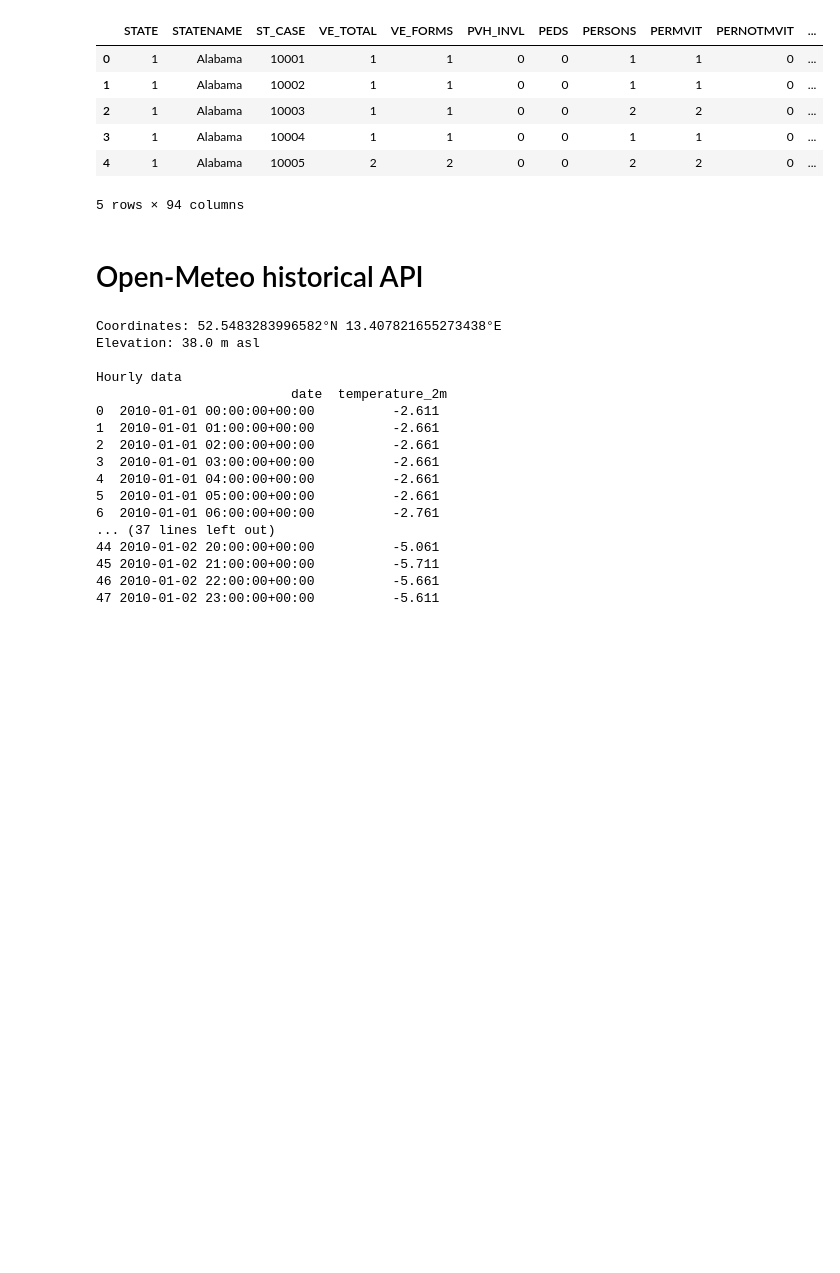
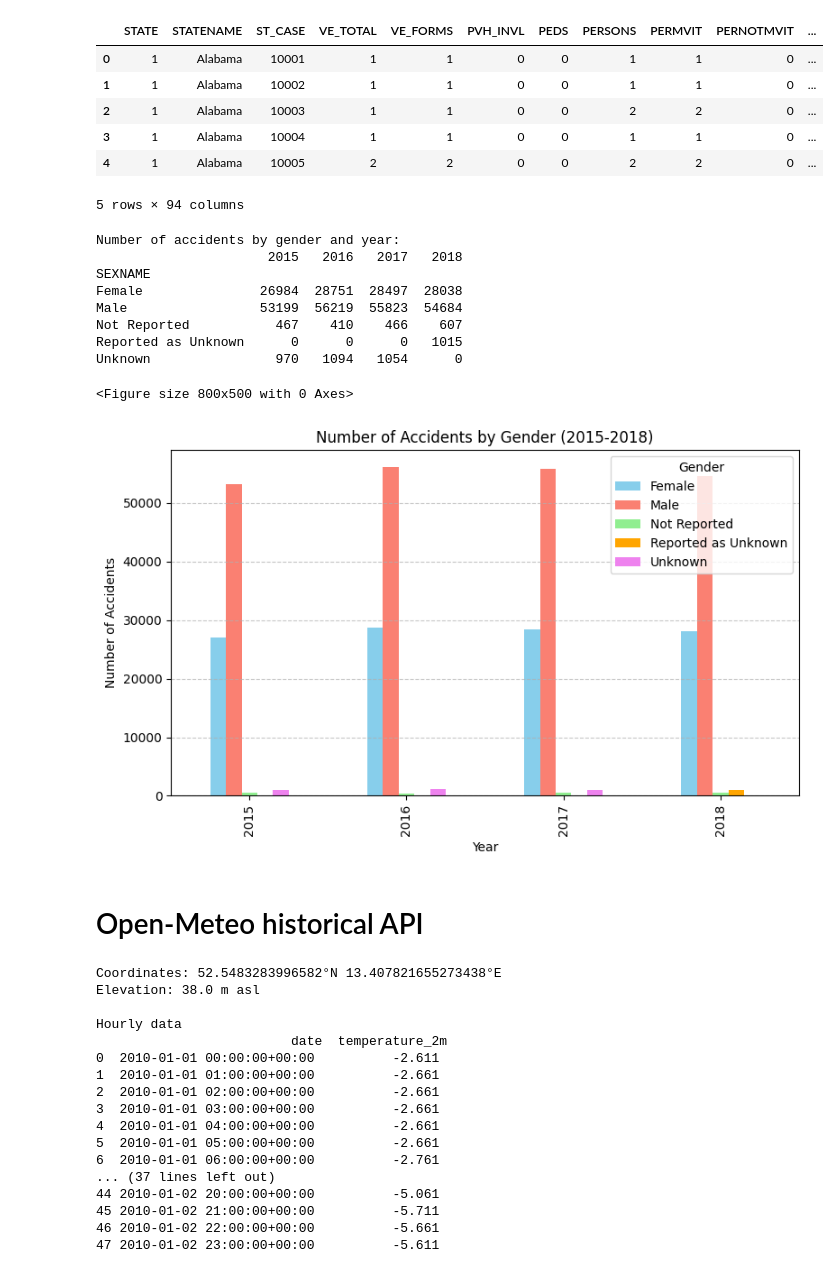
Before and after one commit to patricija-marijanovic/foundations-of-data-science, a Jupyter notebook: notebooks/exploratory.ipynb, the cells around one changed output. Saved outputs shown, nothing was run; the diff lists cells and outputs as text; code cells hidden in the pictures; blank space fills up the shorter version.

Commit message:
Added chart for the number of acc. per gender for each year

```diff
--- a/notebooks/exploratory.ipynb
+++ b/notebooks/exploratory.ipynb
@@ -254,6 +258,43 @@ df.head()
 | 3 | 1 | Alabama | 10004 | 1 | 1 | 0 | 0 | 1 | 1 | 0 | ... |
 | 4 | 1 | Alabama | 10005 | 2 | 2 | 0 | 0 | 2 | 2 | 0 | ... |
 5 rows × 94 columns
+# %%
+gender_by_year = {}
+for y in years:
+    person_df = pd.read_csv(f'../data/FARS{y}NationalCSV/PERSON.CSV', encoding='latin-1')
+    counts = person_df['SEXNAME'].value_counts()
+    gender_by_year[y] = counts
+
+gender_df = pd.DataFrame(gender_by_year).fillna(0).astype(int)
+
+print("Number of accidents by gender and year:")
+print(gender_df)
+
+plt.figure(figsize=(8, 5))
+gender_df.T.plot(
+    kind='bar',
+    figsize=(8, 5),
+    color=['skyblue', 'salmon', 'lightgreen', 'orange', 'violet']
+)
+
+plt.title('Number of Accidents by Gender (2015-2018)')
+plt.xlabel('Year')
+plt.ylabel('Number of Accidents')
+plt.legend(title='Gender')
+plt.grid(axis='y', linestyle='--', alpha=0.7)
+plt.tight_layout()
+plt.show()
+# %% [output]
+Number of accidents by gender and year:
+                      2015   2016   2017   2018
+SEXNAME
+Female               26984  28751  28497  28038
+Male                 53199  56219  55823  54684
+Not Reported           467    410    466    607
+Reported as Unknown      0      0      0   1015
+Unknown                970   1094   1054      0
+<Figure size 800x500 with 0 Axes>
+[figure, added]
 # %% [markdown]
 # Open-Meteo historical API
 # %%
```
Also changed, not shown: parts of 2 cells of this notebook.
